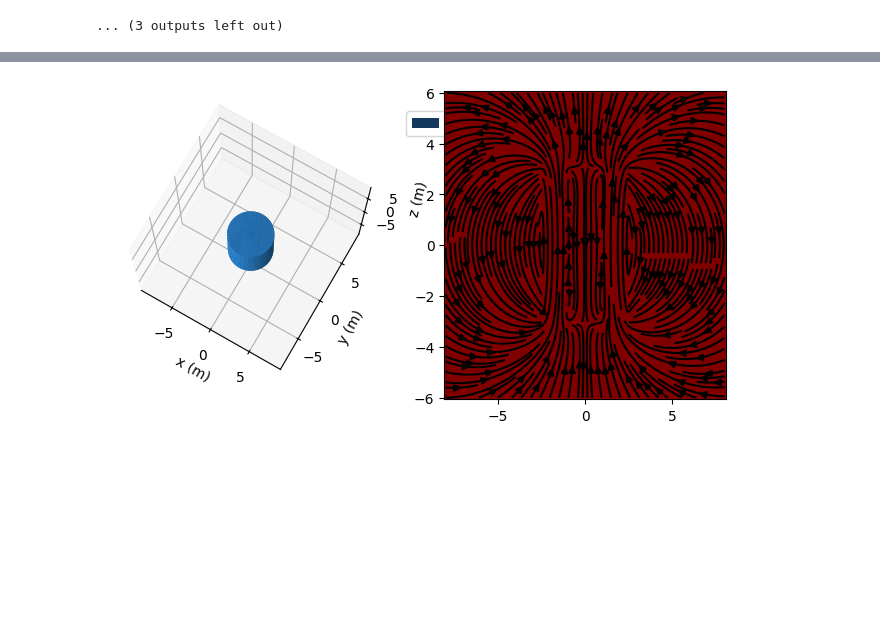
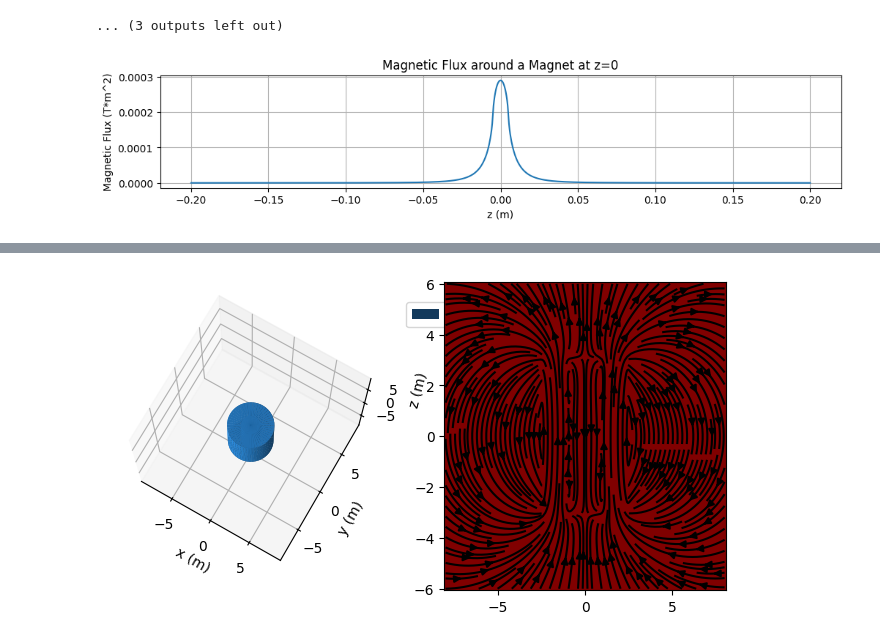
Before and after one commit to Sebleko/induction_generator, a Jupyter notebook: python/induction-simulation.ipynb, the cells around one changed output, grey strips where cells are left out. Drawn from its saved outputs; the diff is of its cells as text; code cells hidden in the pictures; blank space fills up the shorter version.

Commit message:
Did research on Multi Magnet configuration

```diff
--- a/python/induction-simulation.ipynb
+++ b/python/induction-simulation.ipynb
@@ -732,3 +732,27 @@ plot_power_vs_turns(outer_radius, coil_length, outer_length, coil_separation, fr
 [figure]
 [figure]
 ... (3 outputs left out)
+# %%
+def plot_figure(x, y, x_label=None, y_label=None, title=None, figsize=(10, 6)):
+    plt.figure(figsize=figsize)
+    plt.plot(x, y)
+    plt.xlabel(x_label)
+    plt.ylabel(y_label)
+    plt.title(title)
+    plt.grid(True)
+    plt.show()
+# %%
+# Design number two:
+# The hypothesis is that in the old approach the parts of the coil that are far away from the magnet are not contributing significantly to the power output.
+
+# Test Parameters
+radius = 0.01
+length = 0.01
+
+# Plot the magnetic flux around a magnet at z = 0.
+magnet = create_cylinder_magnet(radius, length, 1.27e6)
+z_segments = np.linspace(-0.2, 0.2, 1000)
+flux = calculate_flux([0], magnet, z_segments, 0.01, 100)
+plot_figure(z_segments, flux.squeeze(), 'z (m)', 'Magnetic Flux (T*m^2)', 'Magnetic Flux around a Magnet at z=0', (12,2))
+# %% [output]
+[figure, added]
```
Also changed, not shown: parts of 5 cells of this notebook.
